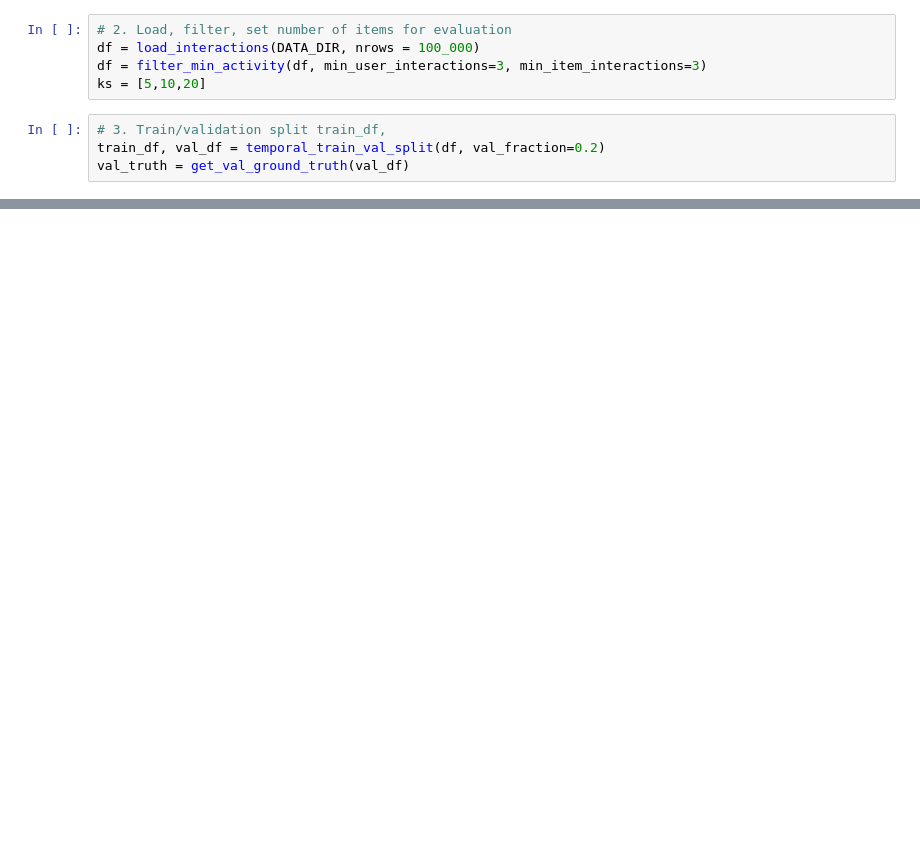
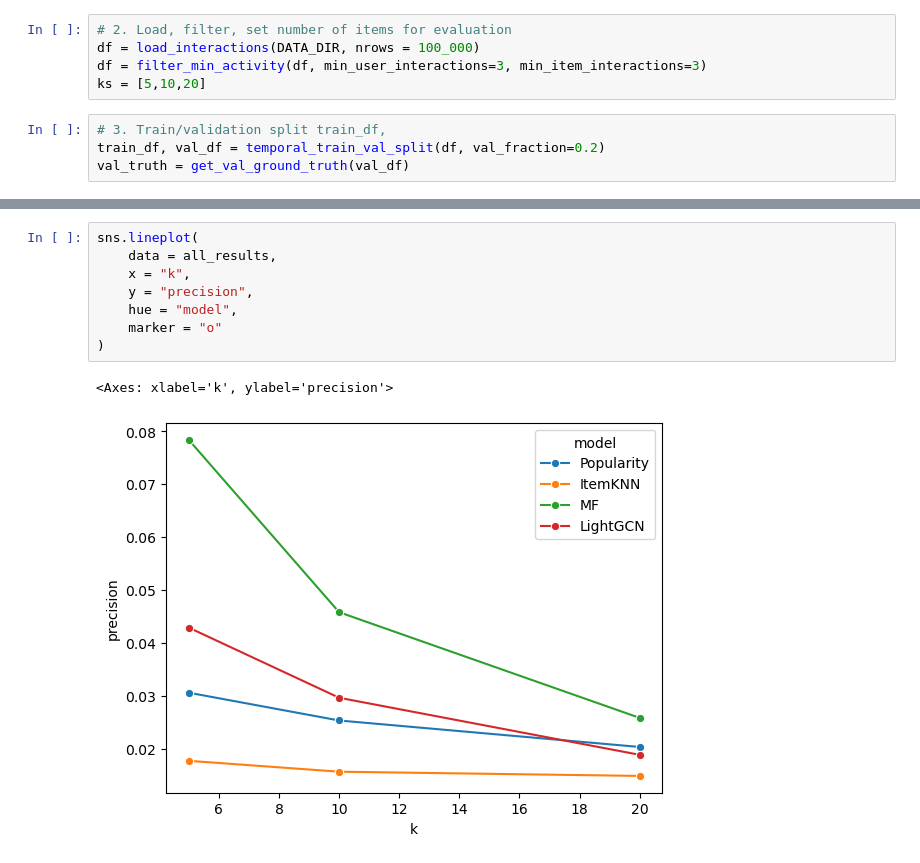
Before and after one commit to Aakash050/smart-retail-recsys-llm-, a Jupyter notebook: 02_baselines_+_03_mf.ipynb, the cells around one changed output, grey strips where cells are left out. Cells and saved outputs as stored; diff of their text form; blank space fills up the shorter version.

```diff
--- a/02_baselines_+_03_mf.ipynb
+++ b/02_baselines_+_03_mf.ipynb
@@ -67,0 +102,11 @@ sns.lineplot(
+# %%
+sns.lineplot(
+    data = all_results,
+    x = "k",
+    y = "precision",
+    hue = "model",
+    marker = "o"
+)
+# %% [output]
+<Axes: xlabel='k', ylabel='precision'>
+[figure, added]
```
Also changed, not shown: parts of 6 cells of this notebook, 5 other files.
